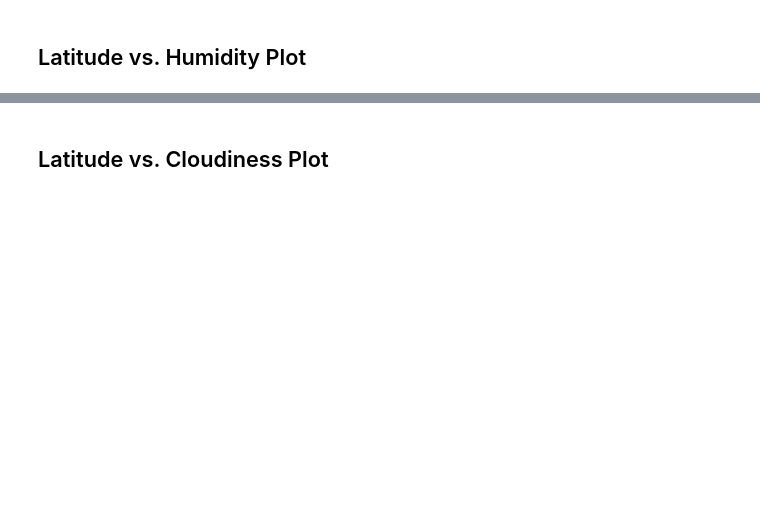
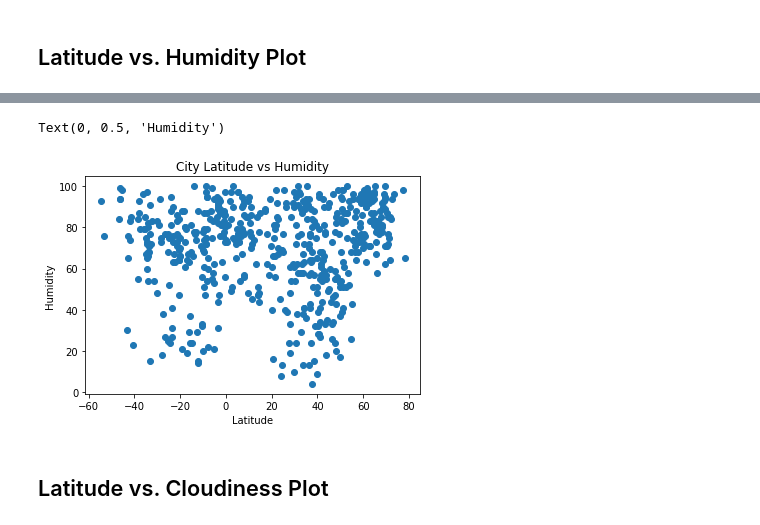
Before and after one commit to drrobb04/python-api-challenge, a Jupyter notebook: WeatherPy/WeatherPy.ipynb, the cells around one changed output, grey strips where cells are left out. Drawn from its saved outputs; the diff is of its cells as text; code cells hidden in the pictures; blank space fills up the shorter version.

```diff
--- a/WeatherPy/WeatherPy.ipynb
+++ b/WeatherPy/WeatherPy.ipynb
@@ -183,2 +186,11 @@ filtered_df
+# %%
+plt.scatter(data_df["lat"], data_df["humidity"])
+plt.title("City Latitude vs Humidity")
+plt.xlabel("Latitude")
+plt.ylabel("Humidity")
+plt.savefig("humidity_plot.png")
+# %% [output]
+Text(0, 0.5, 'Humidity')
+[figure, added]
 # %% [markdown]
 ## Latitude vs. Cloudiness Plot
```
Also changed, not shown: parts of 7 cells of this notebook, 4 other files.
